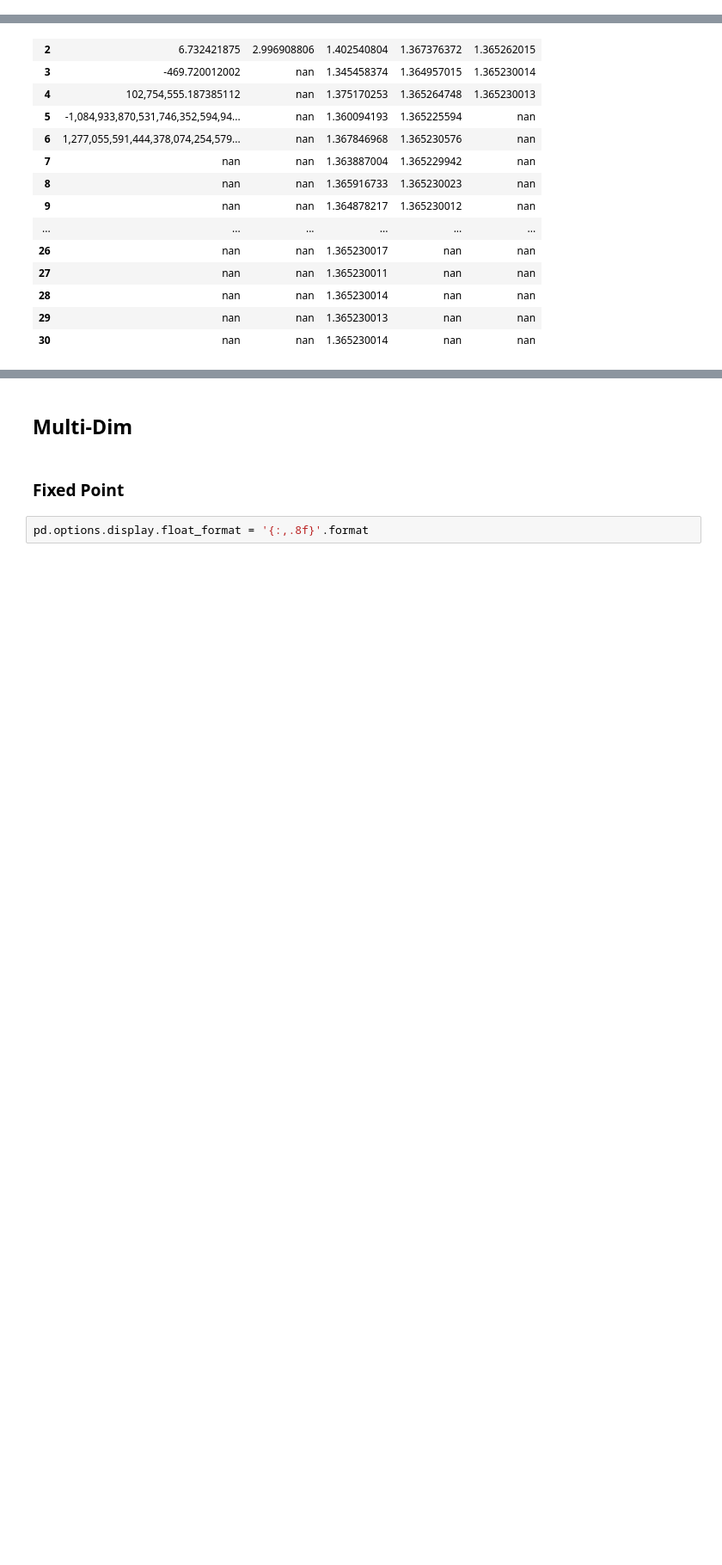
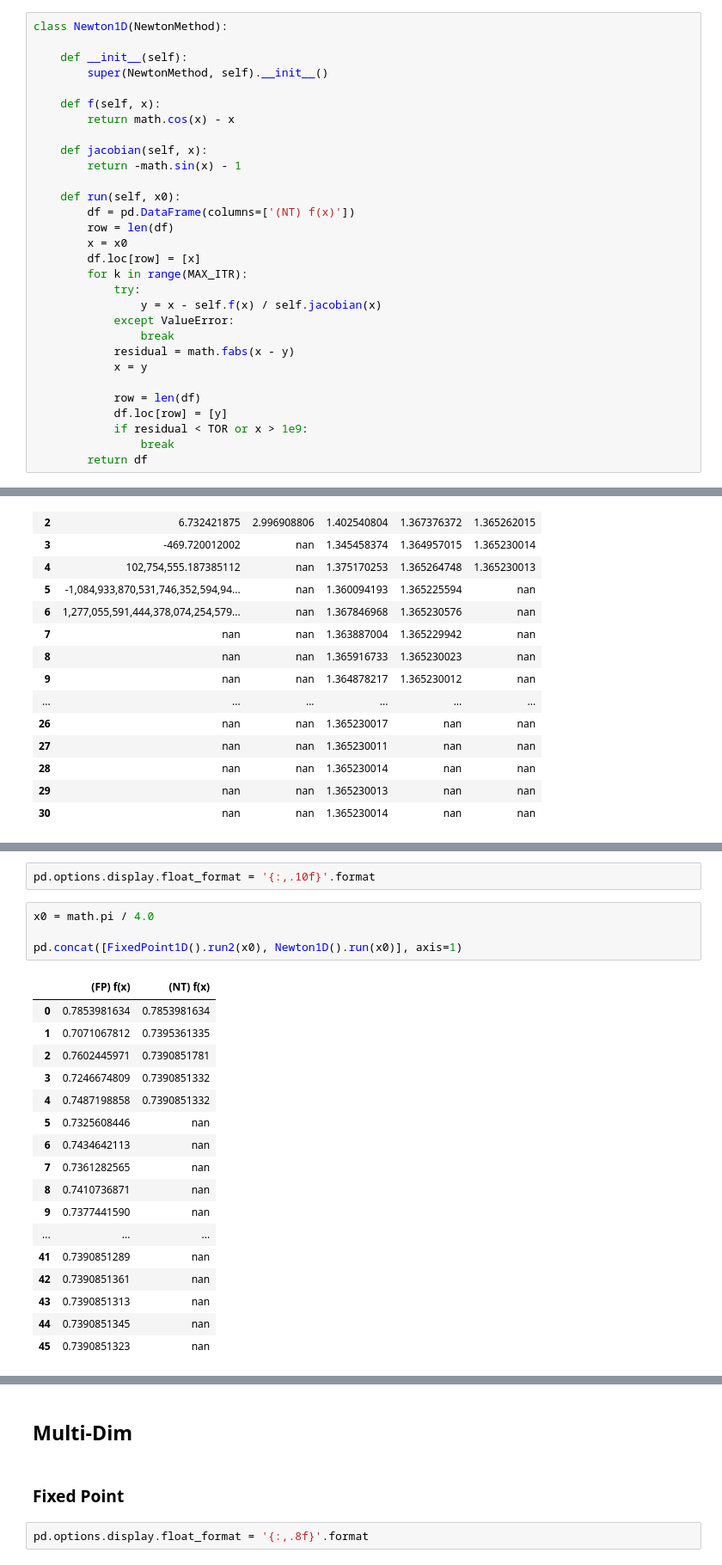
Before and after one commit to howeverforever/Numerical-Optimization-Exp, a Jupyter notebook: sec10.ipynb, the cells around one changed output, grey strips where cells are left out. Shown at 86% size. Saved outputs shown, nothing was run; the diff lists cells and outputs as text; blank space fills up the shorter version.

Commit message:
Write 1D Newton and Secant methods.

```diff
--- a/sec10.ipynb
+++ b/sec10.ipynb
@@ -186,6 +204,36 @@ class NewtonMethod(object):
     @abstractmethod
     def run(self, x):
         return NotImplementedError('Implement run()!')
+# %%
+class Newton1D(NewtonMethod):
+
+    def __init__(self):
+        super(NewtonMethod, self).__init__()
+
+    def f(self, x):
+        return math.cos(x) - x
+
+    def jacobian(self, x):
+        return -math.sin(x) - 1
+
+    def run(self, x0):
+        df = pd.DataFrame(columns=['(NT) f(x)'])
+        row = len(df)
+        x = x0
+        df.loc[row] = [x]
+        for k in range(MAX_ITR):
+            try:
+                y = x - self.f(x) / self.jacobian(x)
+            except ValueError:
+                break
+            residual = math.fabs(x - y)
+            x = y
+
+            row = len(df)
+            df.loc[row] = [y]
+            if residual < TOR or x > 1e9:
+                break
+        return df
 # %%
 class Newton(NewtonMethod):
 
@@ -392,0 +482,24 @@ FixedPoint1D().run(x0).astype(np.float64)
+# %%
+pd.options.display.float_format = '{:,.10f}'.format
+# %%
+x0 = math.pi / 4.0
+
+pd.concat([FixedPoint1D().run2(x0), Newton1D().run(x0)], axis=1)
+# %% [output]
+|  | (FP) f(x) | (NT) f(x) |
+| 0 | 0.7853981634 | 0.7853981634 |
+| 1 | 0.7071067812 | 0.7395361335 |
+| 2 | 0.7602445971 | 0.7390851781 |
+| 3 | 0.7246674809 | 0.7390851332 |
+| 4 | 0.7487198858 | 0.7390851332 |
+| 5 | 0.7325608446 | nan |
+| 6 | 0.7434642113 | nan |
+| 7 | 0.7361282565 | nan |
+| 8 | 0.7410736871 | nan |
+| 9 | 0.7377441590 | nan |
+| ... | ... | ... |
+| 41 | 0.7390851289 | nan |
+| 42 | 0.7390851361 | nan |
+| 43 | 0.7390851313 | nan |
+| 44 | 0.7390851345 | nan |
+| 45 | 0.7390851323 | nan |
```
Also changed, not shown: parts of 10 cells of this notebook.
